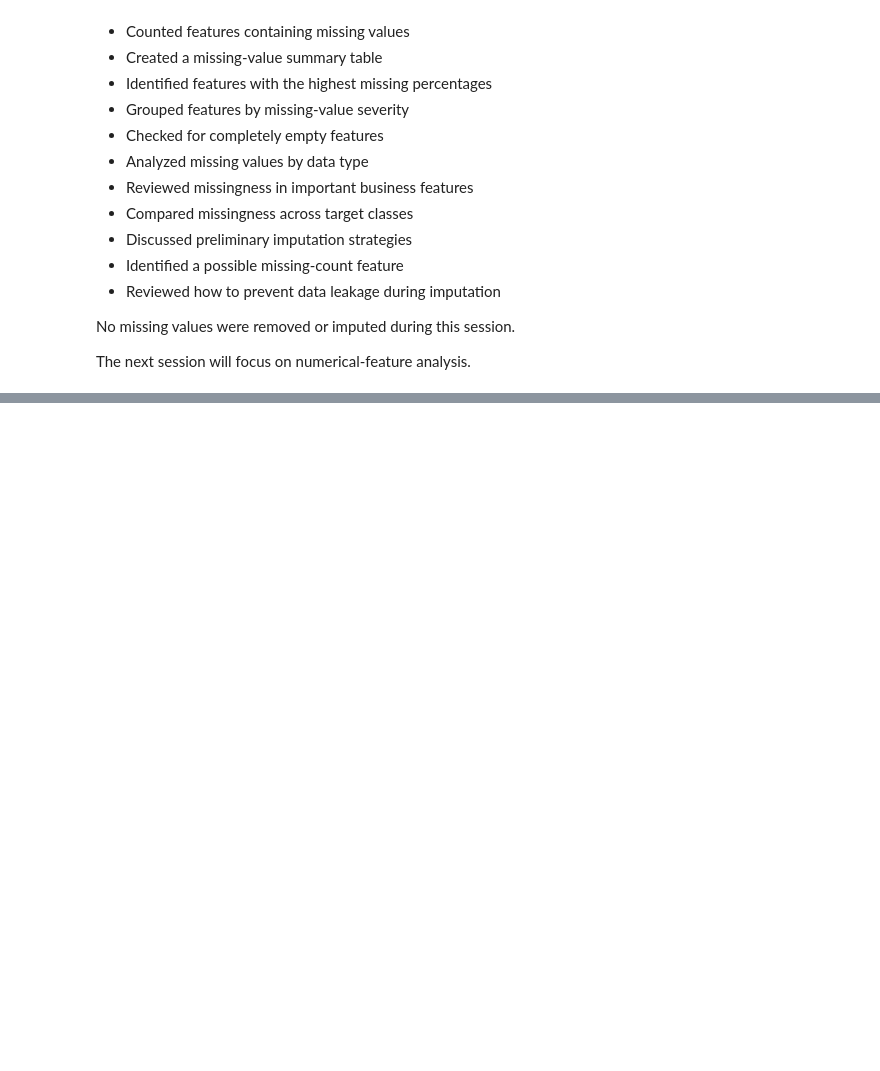
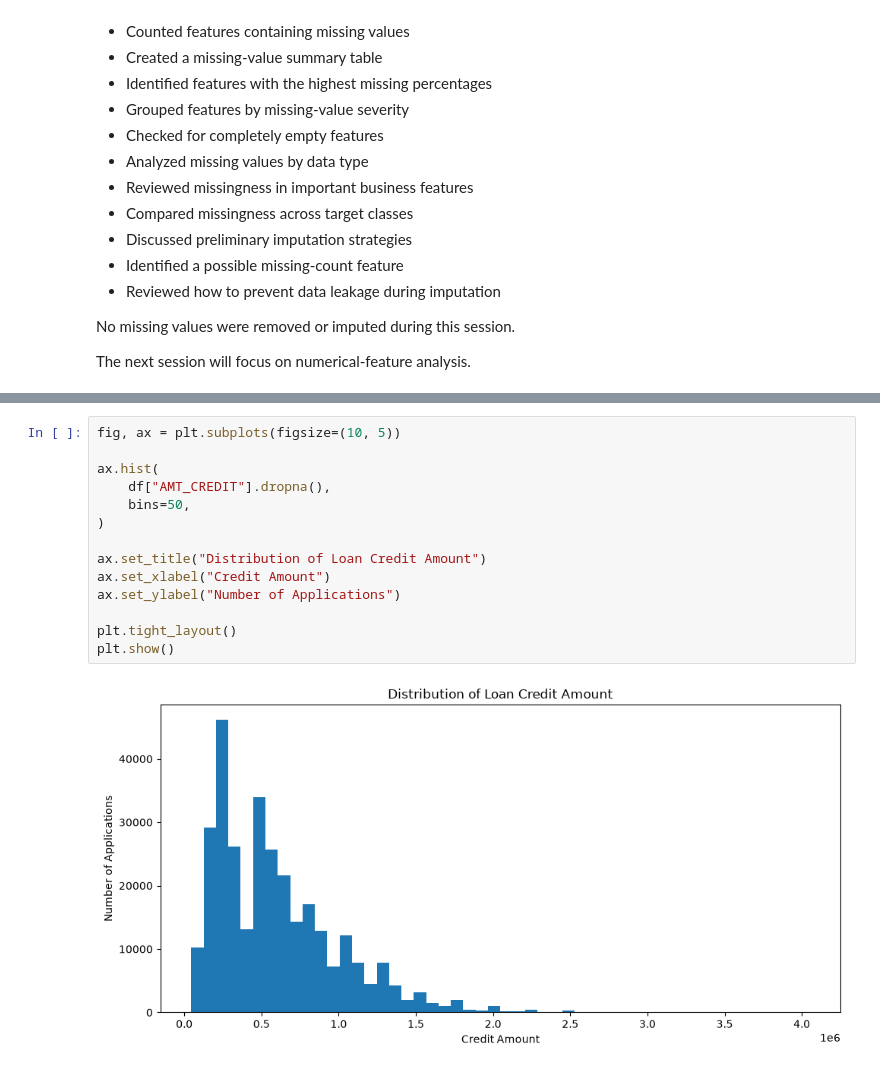
Before and after one commit to Abhilash0079/MachineLearningProjects, a Jupyter notebook: Loan_Default_Risk_Prediction/notebooks/01_EDA.ipynb, the cells around one changed output, grey strips where cells are left out. Saved outputs shown, nothing was run; the diff lists cells and outputs as text; blank space fills up the shorter version.

```diff
--- a/Loan_Default_Risk_Prediction/notebooks/01_EDA.ipynb
+++ b/Loan_Default_Risk_Prediction/notebooks/01_EDA.ipynb
@@ -1262,0 +1656,16 @@ The next session will focus on numerical-feature analysis.
+# %%
+fig, ax = plt.subplots(figsize=(10, 5))
+
+ax.hist(
+    df["AMT_CREDIT"].dropna(),
+    bins=50,
+)
+
+ax.set_title("Distribution of Loan Credit Amount")
+ax.set_xlabel("Credit Amount")
+ax.set_ylabel("Number of Applications")
+
+plt.tight_layout()
+plt.show()
+# %% [output]
+[figure, added]
```
Also changed, not shown: parts of 76 cells of this notebook.
